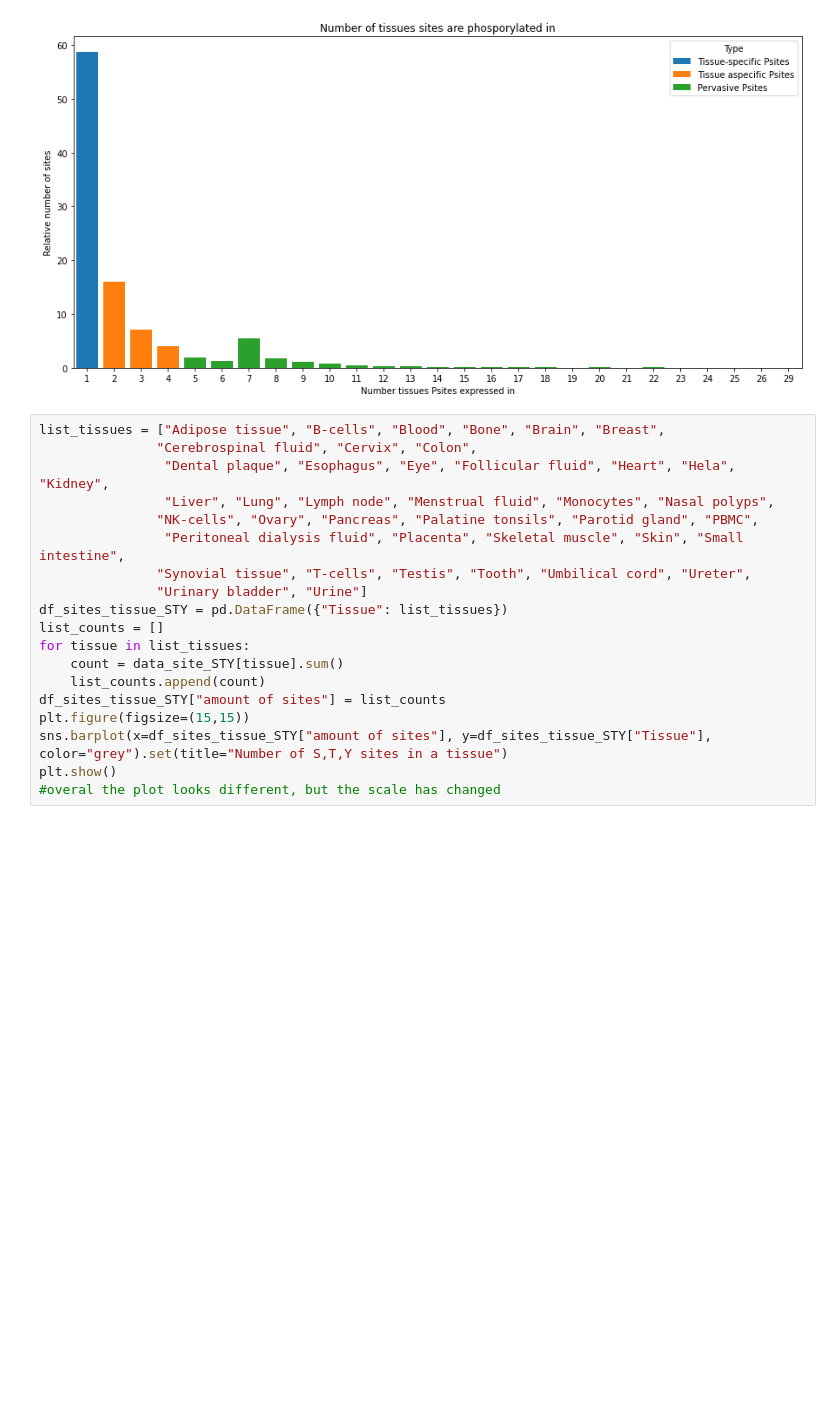
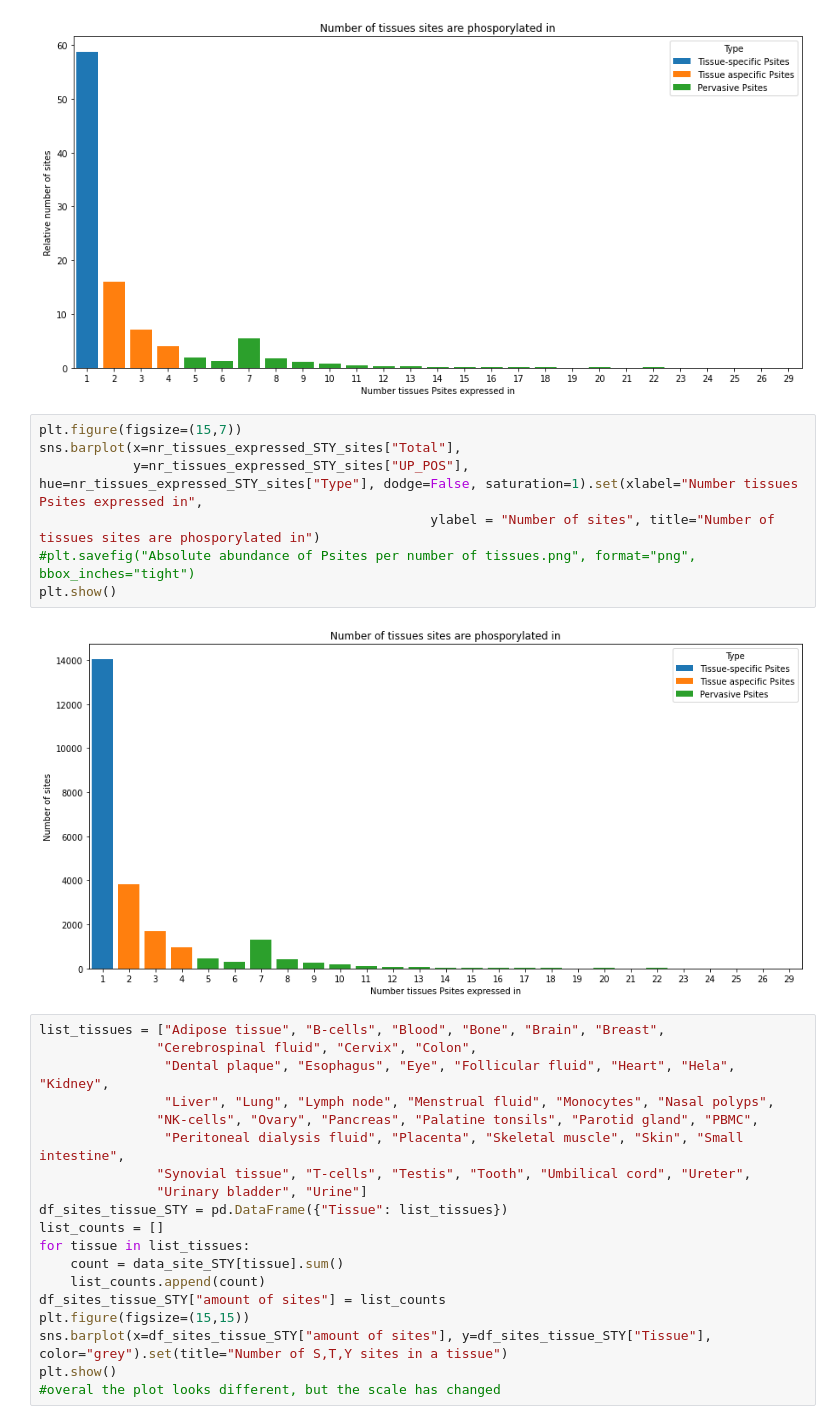
Before and after one commit to Hanne-Devos/Master_thesis, a Jupyter notebook: data_exploration_WP1/data_exploration.ipynb, the cells around one changed output. Drawn from its saved outputs; the diff is of its cells as text; blank space fills up the shorter version.

```diff
--- a/data_exploration_WP1/data_exploration.ipynb
+++ b/data_exploration_WP1/data_exploration.ipynb
@@ -582,6 +582,15 @@ sns.barplot(x=nr_tissues_expressed_STY_sites["Total"],
 plt.show()
 # %% [output]
 [figure]
+# %%
+plt.figure(figsize=(15,7))
+sns.barplot(x=nr_tissues_expressed_STY_sites["Total"],
+            y=nr_tissues_expressed_STY_sites["UP_POS"], hue=nr_tissues_expressed_STY_sites["Type"], dodge=False, saturation=1).set(xlabel="Number tissues Psites expressed in",
+                                                  ylabel = "Number of sites", title="Number of tissues sites are phosporylated in")
+#plt.savefig("Absolute abundance of Psites per number of tissues.png", format="png", bbox_inches="tight")
+plt.show()
+# %% [output]
+[figure, added]
 # %%
 list_tissues = ["Adipose tissue", "B-cells", "Blood", "Bone", "Brain", "Breast",
                "Cerebrospinal fluid", "Cervix", "Colon",
```
Also changed, not shown: parts of 52 cells of this notebook.
